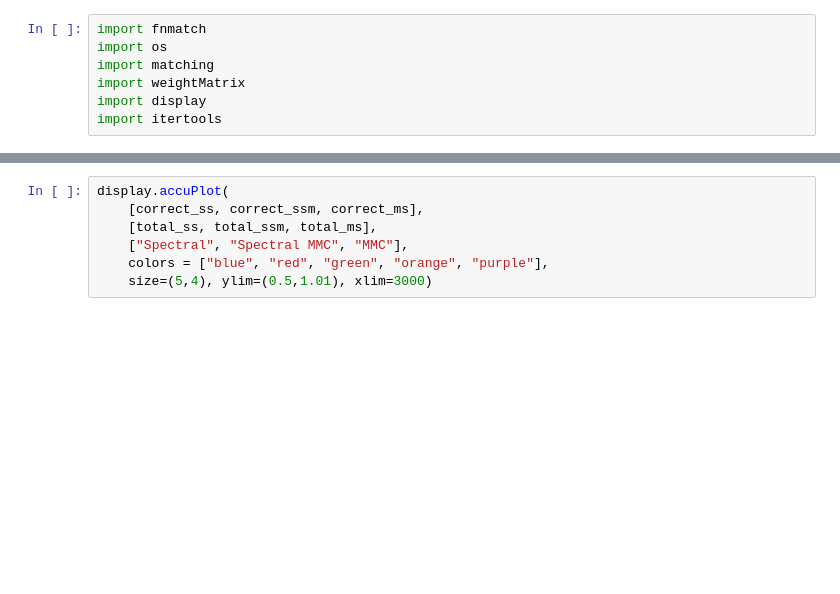
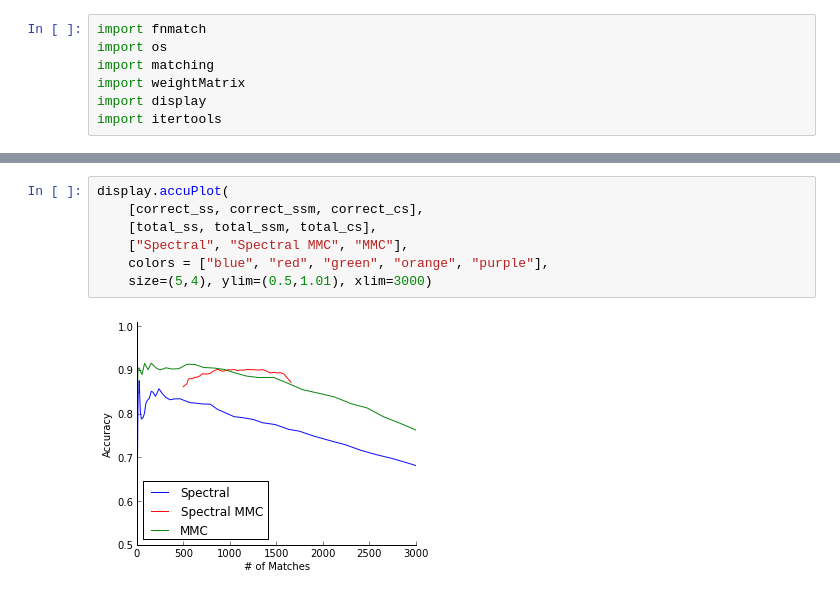
Before and after one commit to arnfred/Mirror-Match, a Jupyter notebook: code/cluster-match/Test Graf.ipynb, the cells around one changed output, grey strips where cells are left out. Saved outputs shown, nothing was run; the diff lists cells and outputs as text; blank space fills up the shorter version.

Commit message:
New graph output

```diff
--- a/code/cluster-match/Test Graf.ipynb
+++ b/code/cluster-match/Test Graf.ipynb
@@ -90,7 +88,9 @@ display.accuPlot(
 # %%
 display.accuPlot(
-    [correct_ss, correct_ssm, correct_ms],
-    [total_ss, total_ssm, total_ms],
+    [correct_ss, correct_ssm, correct_cs],
+    [total_ss, total_ssm, total_cs],
     ["Spectral", "Spectral MMC", "MMC"],
     colors = ["blue", "red", "green", "orange", "purple"],
     size=(5,4), ylim=(0.5,1.01), xlim=3000)
+# %% [output]
+[figure, added]
```
Also changed, not shown: parts of 13 cells of this notebook, 1 other file.
